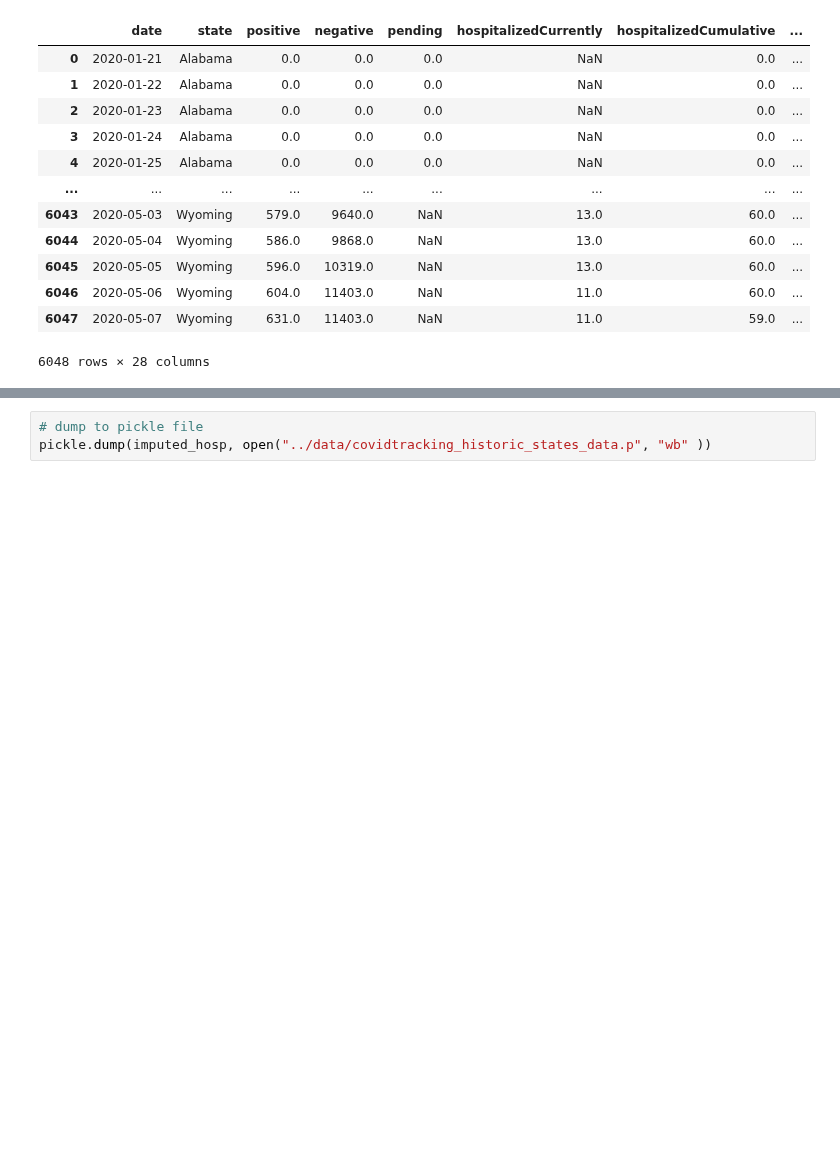
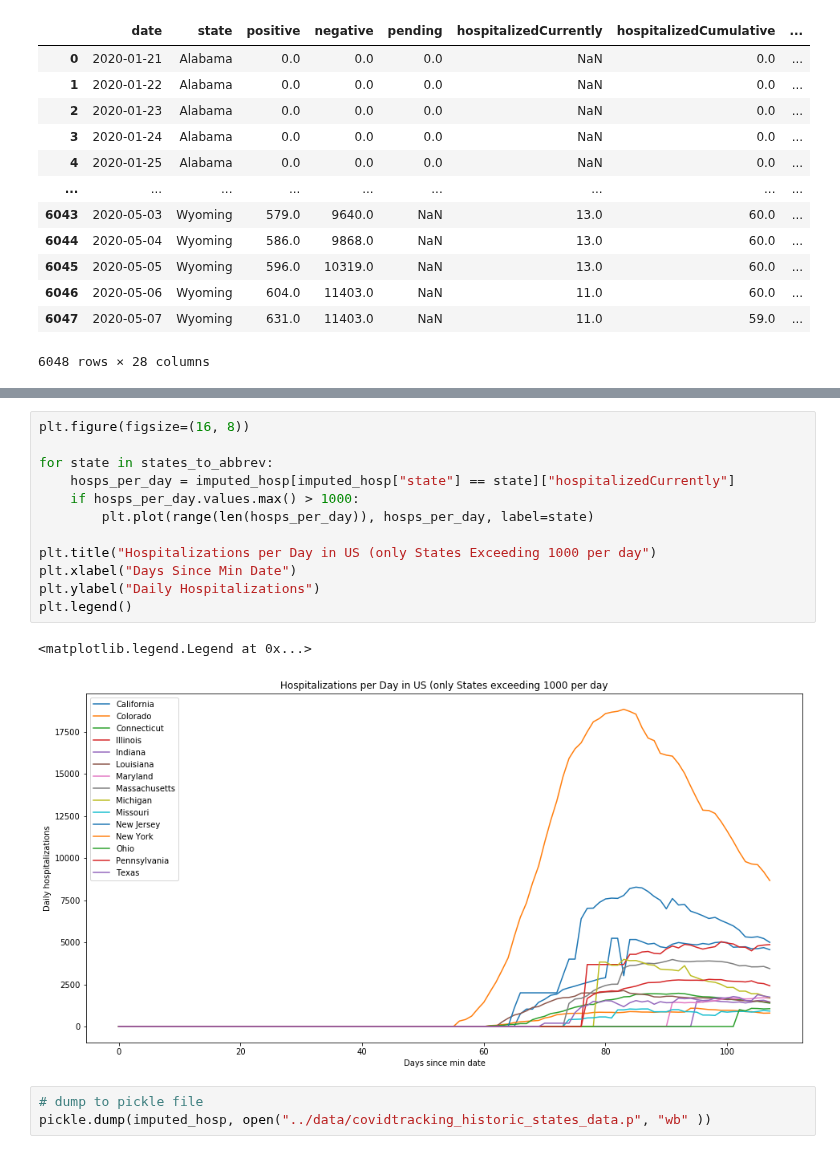
Before and after one commit to spotted-d/RNN_covid19_modeling, a Jupyter notebook: data_extraction/data_extractions_hospitalizations.ipynb, the cells around one changed output, grey strips where cells are left out. Saved outputs shown, nothing was run; the diff lists cells and outputs as text; blank space fills up the shorter version.

```diff
--- a/data_extraction/data_extractions_hospitalizations.ipynb
+++ b/data_extraction/data_extractions_hospitalizations.ipynb
@@ -424,3 +424,18 @@ Text(0.5, 1.0, 'ICU Hospitalizations Per State (only states recording over 100 I
+# %%
+plt.figure(figsize=(16, 8))
+
+for state in states_to_abbrev:
+    hosps_per_day = imputed_hosp[imputed_hosp["state"] == state]["hospitalizedCurrently"]
+    if hosps_per_day.values.max() > 1000:
+        plt.plot(range(len(hosps_per_day)), hosps_per_day, label=state)
+
+plt.title("Hospitalizations per Day in US (only States Exceeding 1000 per day")
+plt.xlabel("Days Since Min Date")
+plt.ylabel("Daily Hospitalizations")
+plt.legend()
+# %% [output]
+<matplotlib.legend.Legend at 0x...>
+[figure, added]
 # %%
 # dump to pickle file
 pickle.dump(imputed_hosp, open("../data/covidtracking_historic_states_data.p", "wb" ))
```
Also changed, not shown: parts of 2 cells of this notebook.
